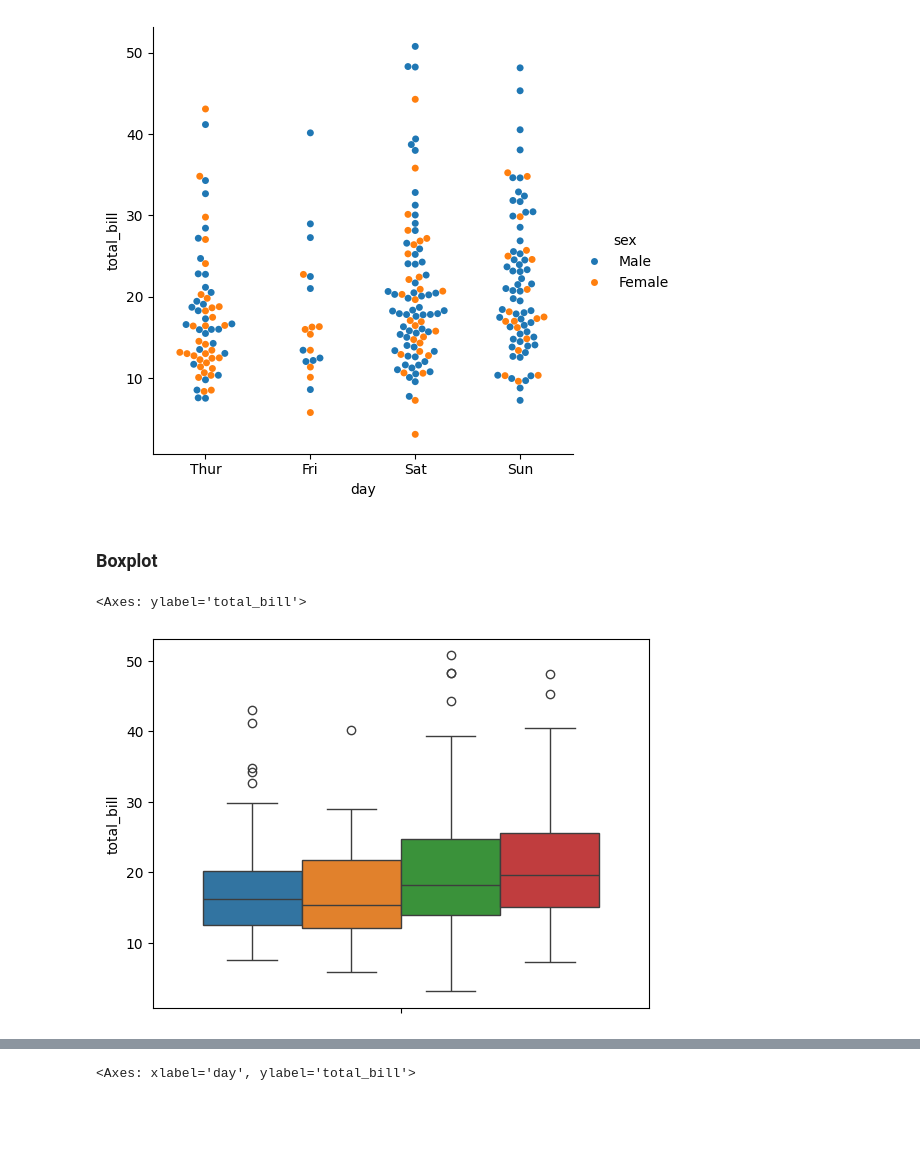
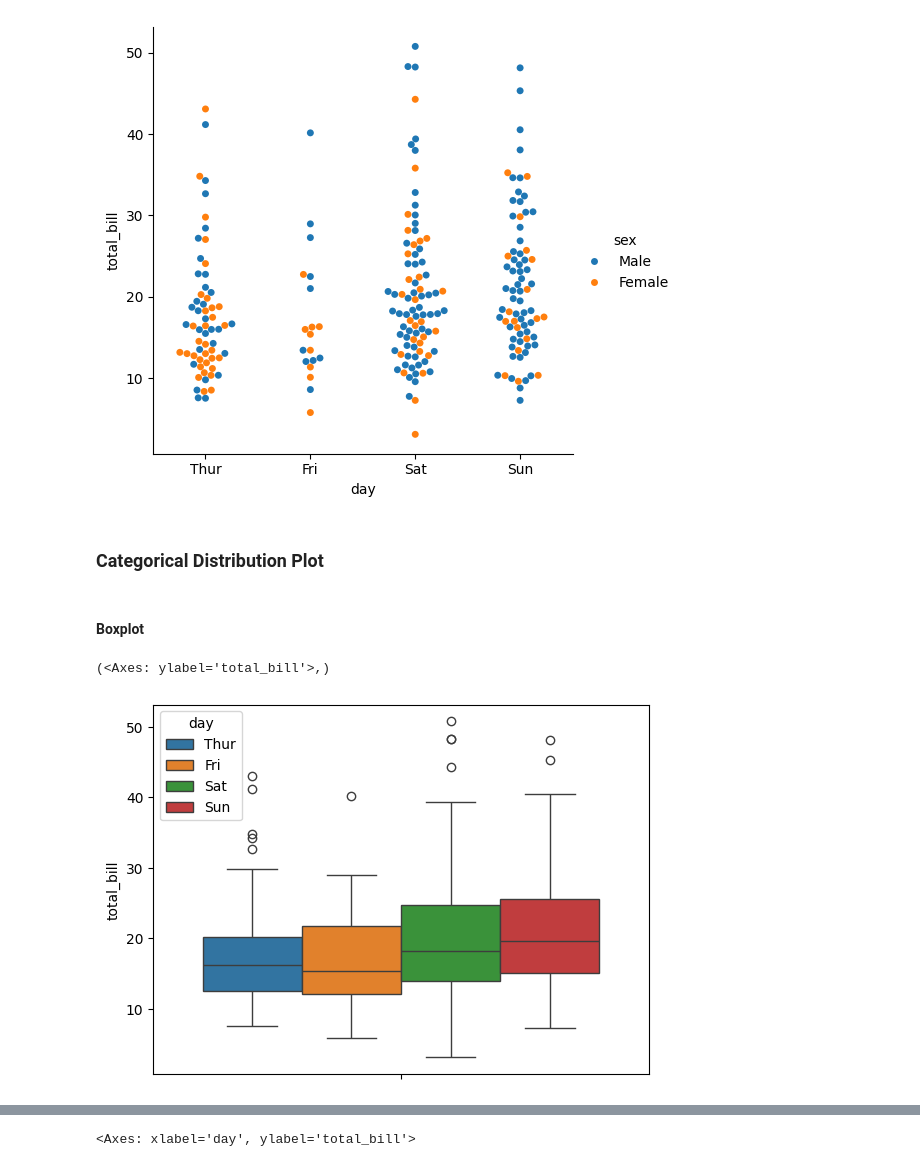
Before and after one commit to utkarshchouhan-dev/Python-Libraries, a Jupyter notebook: Seaborn/seaborn1.ipynb, the cells around one changed output, grey strips where cells are left out. Cells and saved outputs as stored; diff of their text form; code cells hidden in the pictures; blank space fills up the shorter version.

```diff
--- a/Seaborn/seaborn1.ipynb
+++ b/Seaborn/seaborn1.ipynb
@@ -297,11 +309,13 @@ sns.catplot(kind='swarm',data=tips, x= 'day',y='total_bill',hue='sex') # figure
 # %% [output]
 <seaborn.axisgrid.FacetGrid at 0x...>
 [figure]
+# %% [markdown]
+### Categorical Distribution Plot
 # %% [markdown]
-### Boxplot
+#### Boxplot
 # %%
-sns.boxplot(data=tips,y='total_bill',hue='day',legend=False)
-# sns.catplot(kind='box',data=tips,y='total_bill',hue='day',legend=False)
+sns.boxplot(data=tips,y='total_bill',hue='day'), #new version: instead of x we can give hue.
+# sns.catplot(kind='box',data=tips,y='total_bill',hue='sex',legend=False)
 # %% [output]
-<Axes: ylabel='total_bill'>
+(<Axes: ylabel='total_bill'>,)
-[figure, old version]
+[figure, new version]
```
Also changed, not shown: parts of 25 cells of this notebook.
